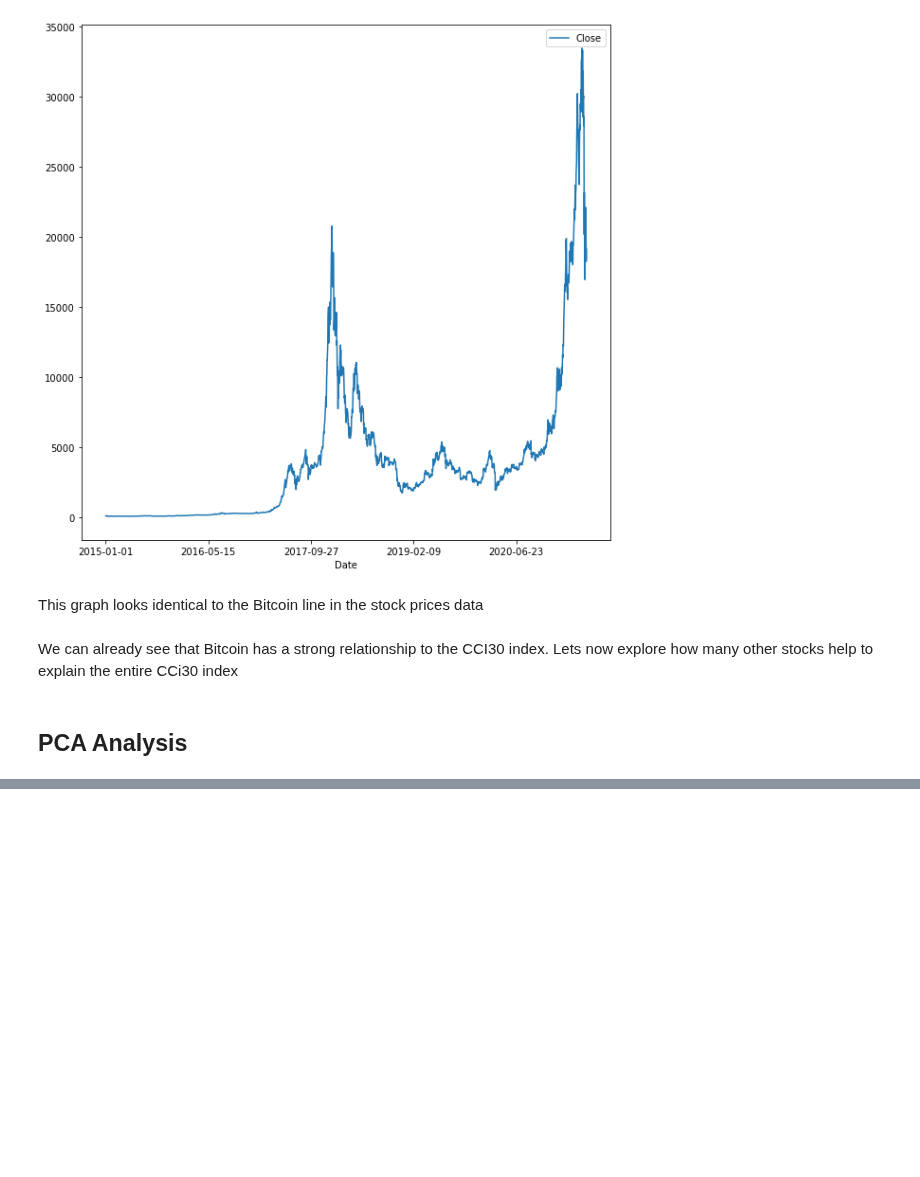
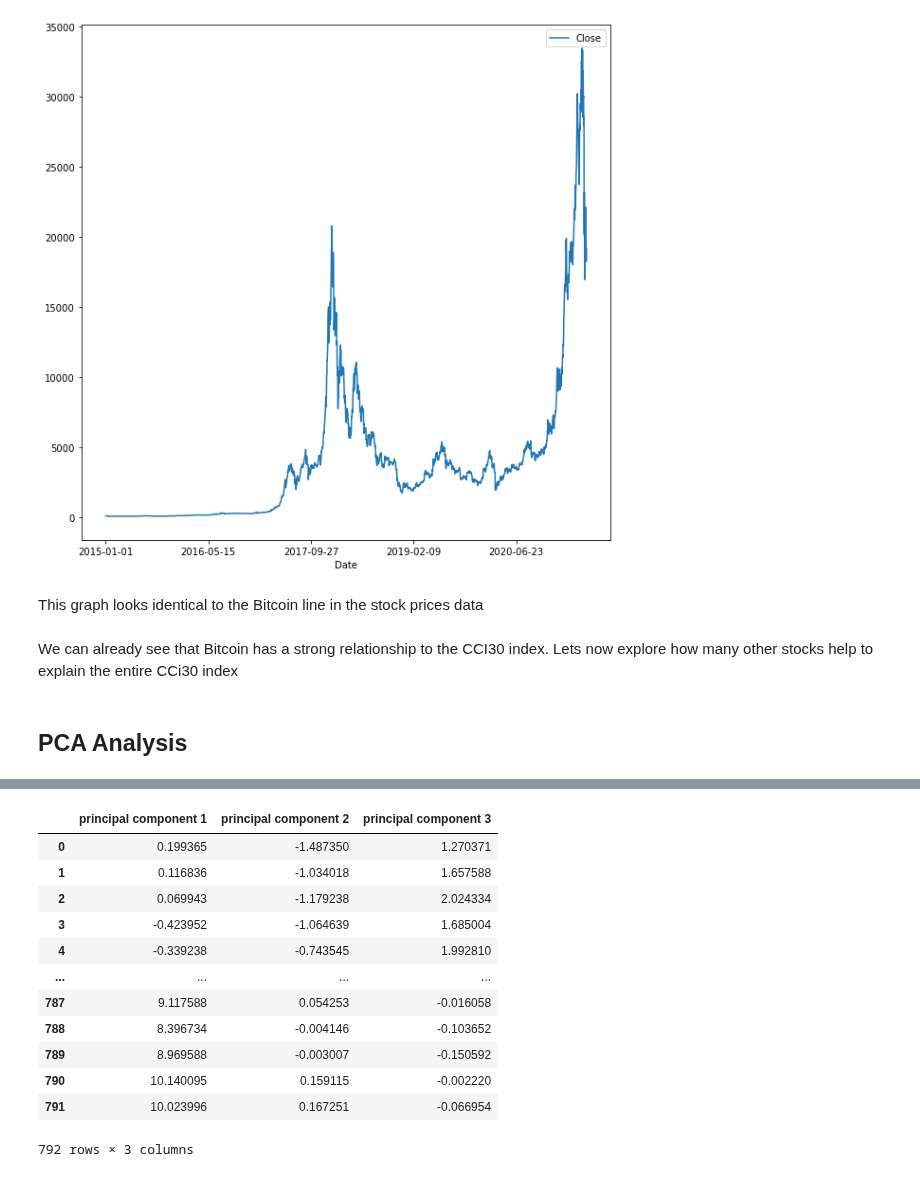
Before and after one commit to kenneykwan/Springboard, a Jupyter notebook: Capstone2-CCI30Index/Capstone 2 CCI30 Index - EDA.ipynb, the cells around one changed output, grey strips where cells are left out. Cells and saved outputs as stored; diff of their text form; code cells hidden in the pictures; blank space fills up the shorter version.

```diff
--- a/Capstone2-CCI30Index/Capstone 2 CCI30 Index - EDA.ipynb
+++ b/Capstone2-CCI30Index/Capstone 2 CCI30 Index - EDA.ipynb
@@ -161,0 +199,16 @@ plt.scatter(pca_dataset['principal component 1'], pca_dataset['principal compone
+# %%
+pca_dataset
+# %% [output]
+|  | principal component 1 | principal component 2 | principal component 3 |
+| 0 | 0.199365 | -1.487350 | 1.270371 |
+| 1 | 0.116836 | -1.034018 | 1.657588 |
+| 2 | 0.069943 | -1.179238 | 2.024334 |
+| 3 | -0.423952 | -1.064639 | 1.685004 |
+| 4 | -0.339238 | -0.743545 | 1.992810 |
+| ... | ... | ... | ... |
+| 787 | 9.117588 | 0.054253 | -0.016058 |
+| 788 | 8.396734 | -0.004146 | -0.103652 |
+| 789 | 8.969588 | -0.003007 | -0.150592 |
+| 790 | 10.140095 | 0.159115 | -0.002220 |
+| 791 | 10.023996 | 0.167251 | -0.066954 |
+792 rows × 3 columns
```
Also changed, not shown: parts of 9 cells of this notebook, 1 other file.
